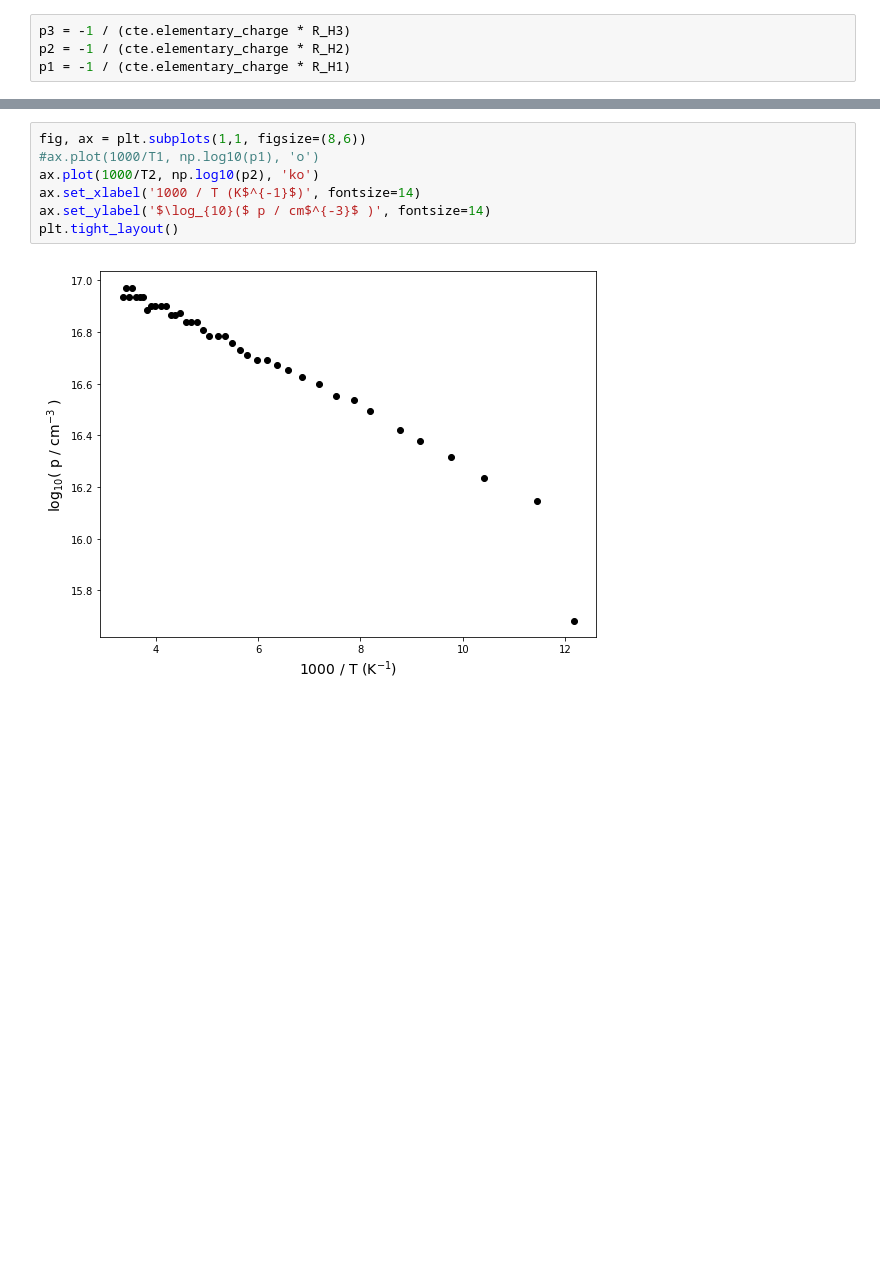
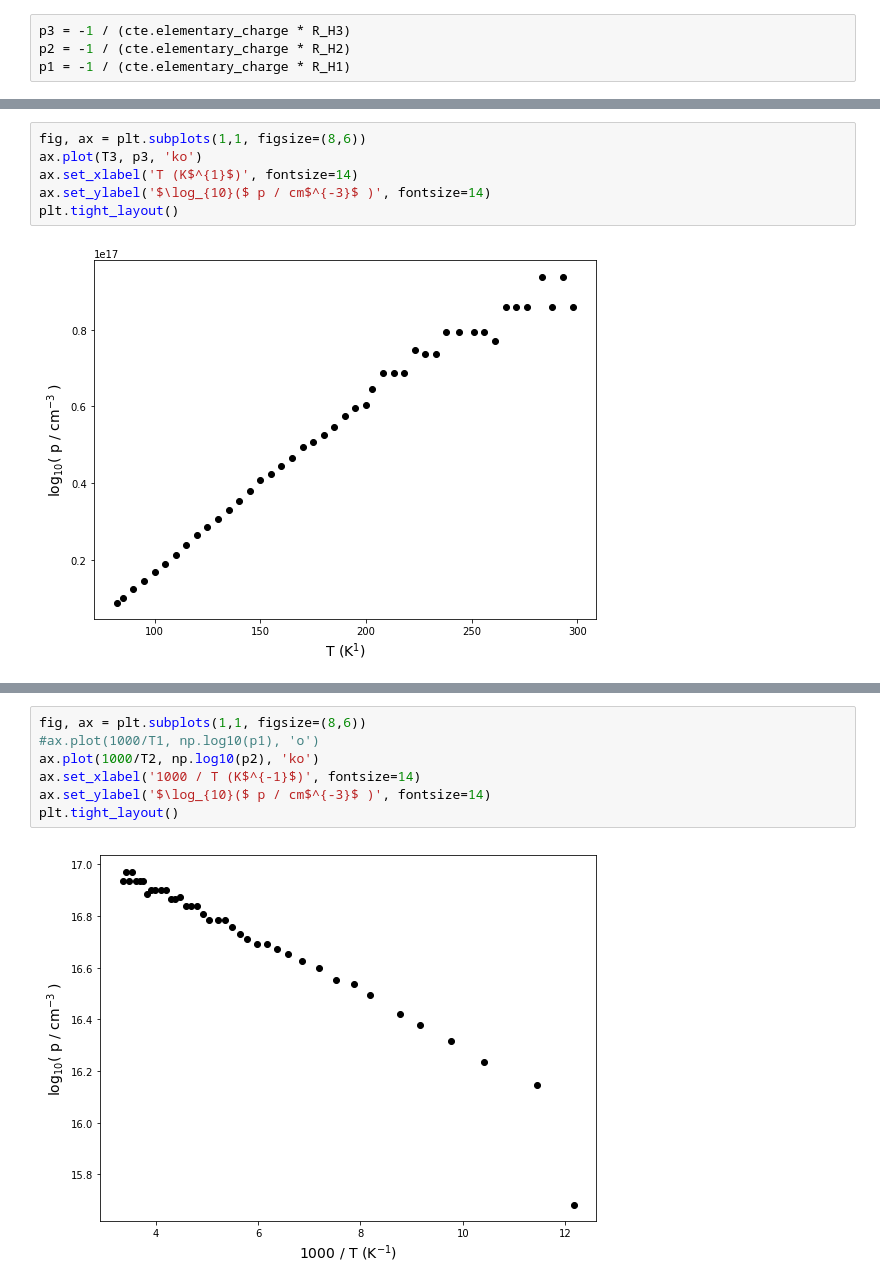
Before and after one commit to iyanmv/APL_ws18-19, a Jupyter notebook: Hall/Hall_effect.ipynb, the cells around one changed output, grey strips where cells are left out. Cells and saved outputs as stored; diff of their text form; blank space fills up the shorter version.

```diff
--- a/Hall/Hall_effect.ipynb
+++ b/Hall/Hall_effect.ipynb
@@ -363,2 +389,10 @@ p1 = -1 / (cte.elementary_charge * R_H1)
+# %%
+fig, ax = plt.subplots(1,1, figsize=(8,6))
+ax.plot(T3, p3, 'ko')
+ax.set_xlabel('T (K$^{1}$)', fontsize=14)
+ax.set_ylabel('$\log_{10}($ p / cm$^{-3}$ )', fontsize=14)
+plt.tight_layout()
+# %% [output]
+[figure, added]
 # %%
 fig, ax = plt.subplots(1,1, figsize=(8,6))
```
Also changed, not shown: parts of 12 cells of this notebook, 1 other file.
